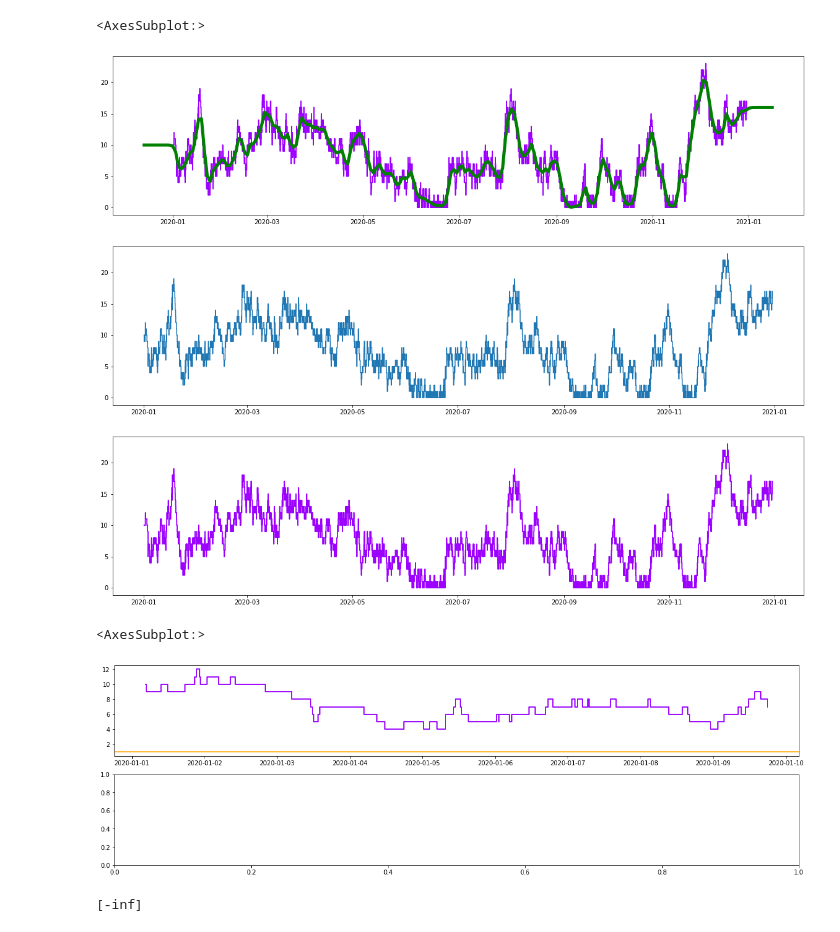
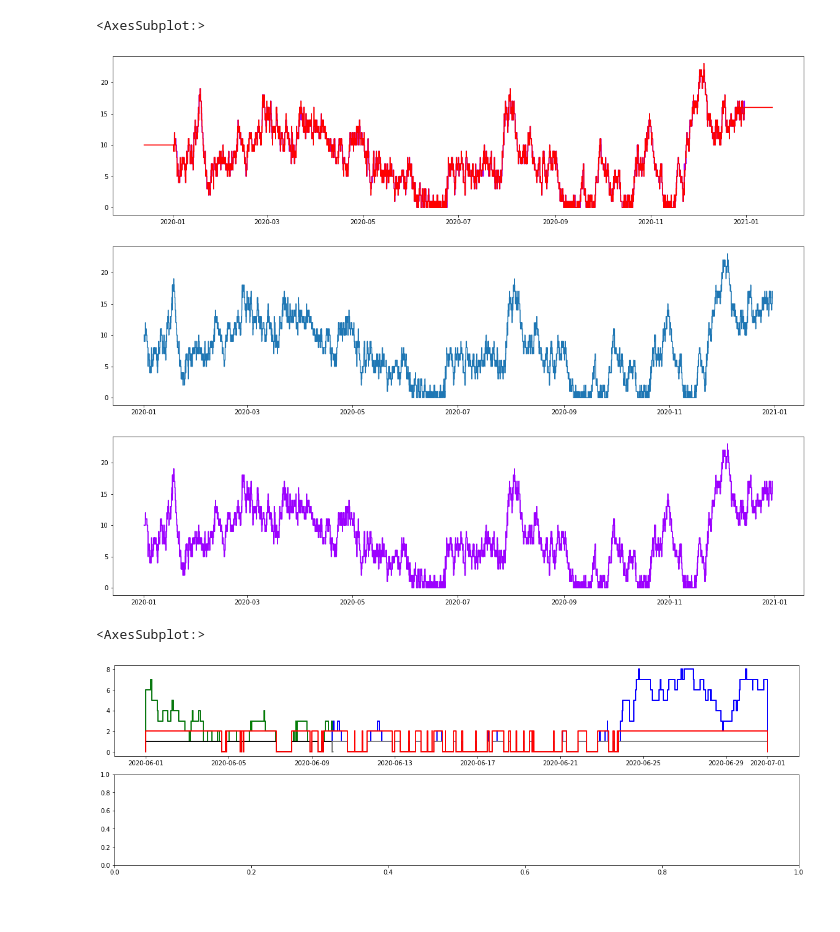
Before and after one commit to probability/topicmodelunderstanding, a Jupyter notebook: Notebooks/Examples 3.ipynb, the cells around one changed output. Drawn from its saved outputs; the diff is of its cells as text; code cells hidden in the pictures.

Commit message:
updated clip

```diff
--- a/Notebooks/Examples 3.ipynb
+++ b/Notebooks/Examples 3.ipynb
@@ -15,7 +15,8 @@ fig,ax = plt.subplots(nrows=3,figsize=(20,16))
 
 #vsteps.rebase(tbase)
 vsteps.plot(ax=ax[0])
-vsteps.smooth_plot(ax=ax[0],color='g',linewidth=5)
+#vsteps.smooth_plot(ax=ax[0],color='g',linewidth=5)
+(vsteps<<pd.Timedelta(hours=11)).plot(method='function',ax=ax[0],color='r',ts_grain=pd.Timedelta(hours=0.25))
 
 queue = sc.Stairs(use_dates=True).layer(df.enter, df.leave)
 queue.plot(ax[1])
@@ -25,22 +26,27 @@ vsteps.plot(ax=ax[2])
 #print(queue.mean())
 # %% [output]
 <AxesSubplot:>
-[figure, old version]
+[figure, new version]
 # %%
 fig,ax = plt.subplots(nrows=2,figsize=(20,6))
 
-vstep_clipped = vsteps.clip(lbound=pd.Timestamp(2020,1,1),ubound=pd.Timestamp(2020,1,10))
+vstep_clipped = vsteps.clip(lbound=pd.Timestamp(2020,6,1),ubound=pd.Timestamp(2020,7,1))
+vstep_clipped2 = vstep_clipped.clip(ubound=pd.Timestamp(2020,6,10))
+vstep_clipped3 = vstep_clipped.clip(lbound=pd.Timestamp(2020,6,10))
 
 t = np.arange(pd.Timestamp(2020,1,1),pd.Timestamp(2020,1,10),pd.Timedelta(minutes=10)).astype(pd.Timestamp)
 
+#note that clip will zero out the each end of the new step
 vstep_clipped.plot(ax=ax[0])
-vstep_clipped.normalise().plot(ax=ax[0],color='orange')
+vstep_clipped2.plot(ax=ax[0],color='g')
+vstep_clipped3.plot(ax=ax[0],color='blue')
+#vstep_clipped.normalise().plot(ax=ax[0],color='orange',plot_range=(pd.Timestamp(2020,1,1),pd.Timestamp(2020,1,10)))
+
+
+vstep_clipped2.normalise().plot(ax=ax[0],color='black')
+vstep_clipped3.normalise().plot(ax=ax[0],color='grey')
+((vstep_clipped.normalise())*2).plot(ax=ax[0],color='r')
 #ax[0].step(t,vstep_clipped.normalise().step(t),color='orange')
 # %% [output]
 <AxesSubplot:>
-[figure, old version]
+[figure, new version]
-# %%
-vn = vstep_clipped.normalise()
-vn.step_keys()
-# %% [output]
-[-inf]
```
Also changed, not shown: 1 other file.
